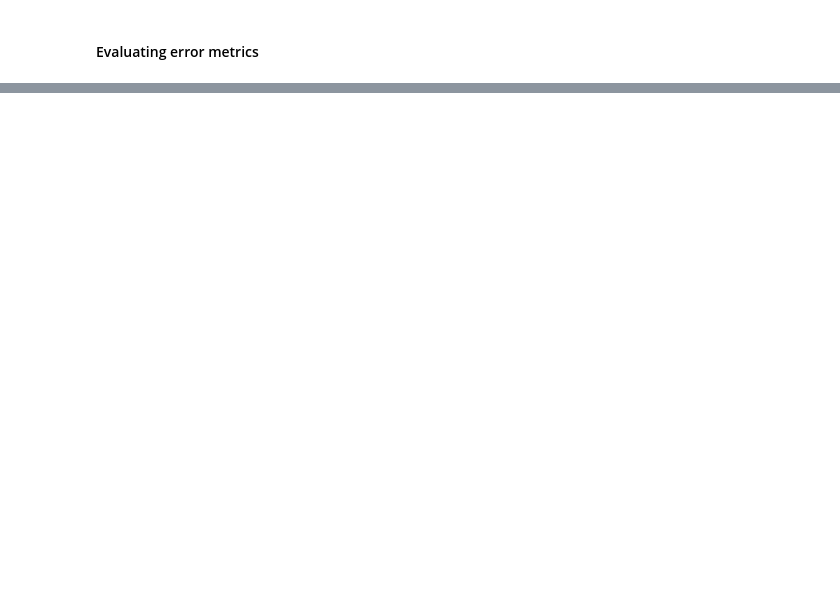
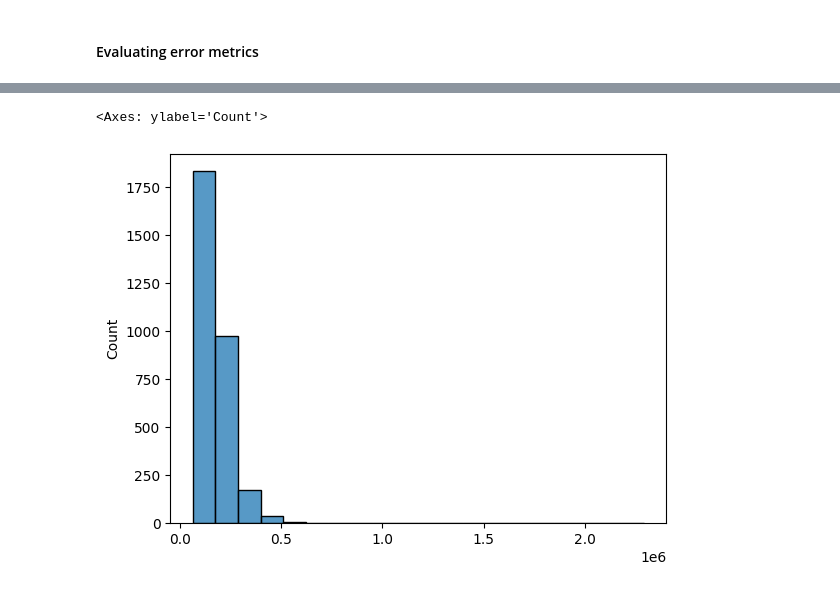
Before and after one commit to mark-torres10/personal_website, a Jupyter notebook: _jupyter/2023-12-22-linear-regression-example.ipynb, the cells around one changed output, grey strips where cells are left out. Saved outputs shown, nothing was run; the diff lists cells and outputs as text; code cells hidden in the pictures; blank space fills up the shorter version.

```diff
--- a/_jupyter/2023-12-22-linear-regression-example.ipynb
+++ b/_jupyter/2023-12-22-linear-regression-example.ipynb
@@ -237,0 +306,4 @@ We want to split up our data into training, validation, and test sets.
+# %%
+# fit our regression model
+model = LinearRegression()
+model.fit(X_train, y_train)
@@ -238,2 +312,5 @@ We want to split up our data into training, validation, and test sets.
+# %%
+# Make predictions on the validation set
+y_pred = model.predict(X_validation)
 # %% [markdown]
 ### Evaluating our model's performance
@@ -249,0 +380,6 @@ Now that we have a working model, we need to check to see if our model does fit
+# %%
+# predicted prices
+sns.histplot(y_pred_true_prices[:,0], bins=20)
+# %% [output]
+<Axes: ylabel='Count'>
+[figure, added]
```
Also changed, not shown: parts of 51 cells of this notebook, 13 other files.
